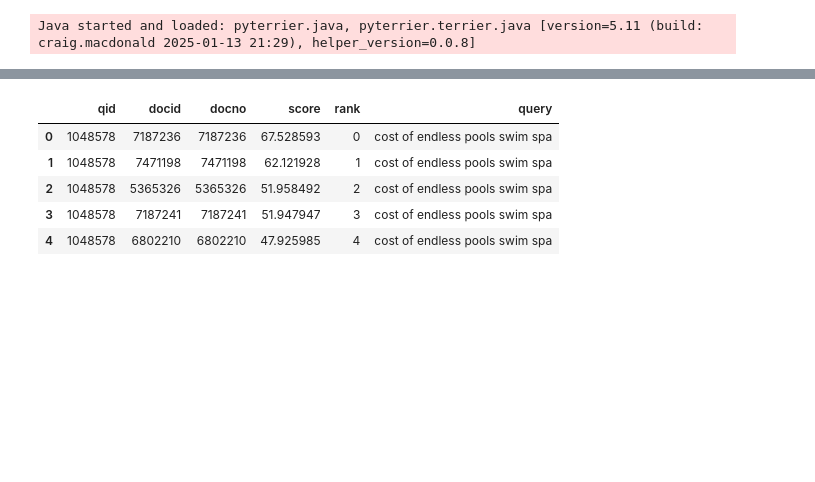
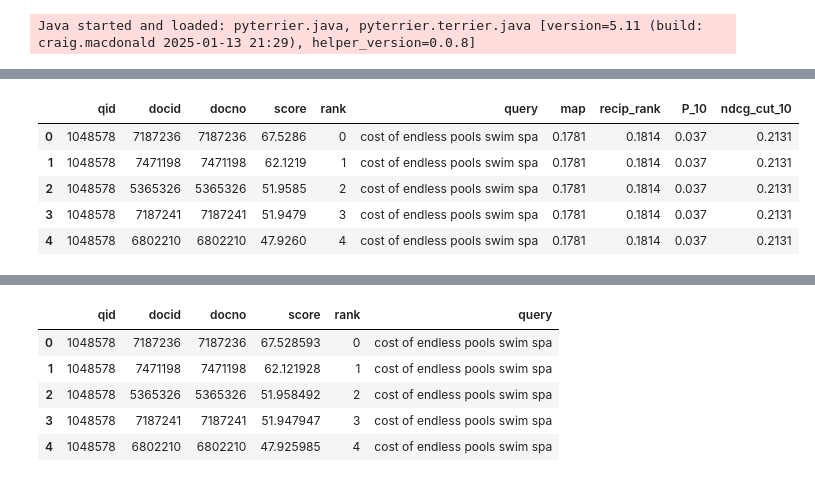
Before and after one commit to XuejunChang/T-Retrievability, a Jupyter notebook: csv_metrics.ipynb, the cells around one changed output, grey strips where cells are left out. Drawn from its saved outputs; the diff is of its cells as text; code cells hidden in the pictures; blank space fills up the shorter version.

```diff
--- a/csv_metrics.ipynb
+++ b/csv_metrics.ipynb
@@ -61,0 +92,14 @@ df = pd.read_pickle(csv).reset_index(drop=True)
+# %%
+modelname = 'bm25'
+
+result_csv = f'{config.data_dir}/v2/{modelname}_{config.dataset_name}_{config.topics_name}_{config.retrieve_num}_measures.csv'
+df = pd.read_csv(result_csv, index_col=0).reset_index()
+df = df.round(4)
+df.head()
+# %% [output]
+|  | qid | docid | docno | score | rank | query | map | recip_rank | P_10 | ndcg_cut_10 |
+| 0 | 1048578 | 7187236 | 7187236 | 67.5286 | 0 | cost of endless pools swim spa | 0.1781 | 0.1814 | 0.037 | 0.2131 |
+| 1 | 1048578 | 7471198 | 7471198 | 62.1219 | 1 | cost of endless pools swim spa | 0.1781 | 0.1814 | 0.037 | 0.2131 |
+| 2 | 1048578 | 5365326 | 5365326 | 51.9585 | 2 | cost of endless pools swim spa | 0.1781 | 0.1814 | 0.037 | 0.2131 |
+| 3 | 1048578 | 7187241 | 7187241 | 51.9479 | 3 | cost of endless pools swim spa | 0.1781 | 0.1814 | 0.037 | 0.2131 |
+| 4 | 1048578 | 6802210 | 6802210 | 47.9260 | 4 | cost of endless pools swim spa | 0.1781 | 0.1814 | 0.037 | 0.2131 |
```
Also changed, not shown: parts of 11 cells of this notebook, 5 other files.
